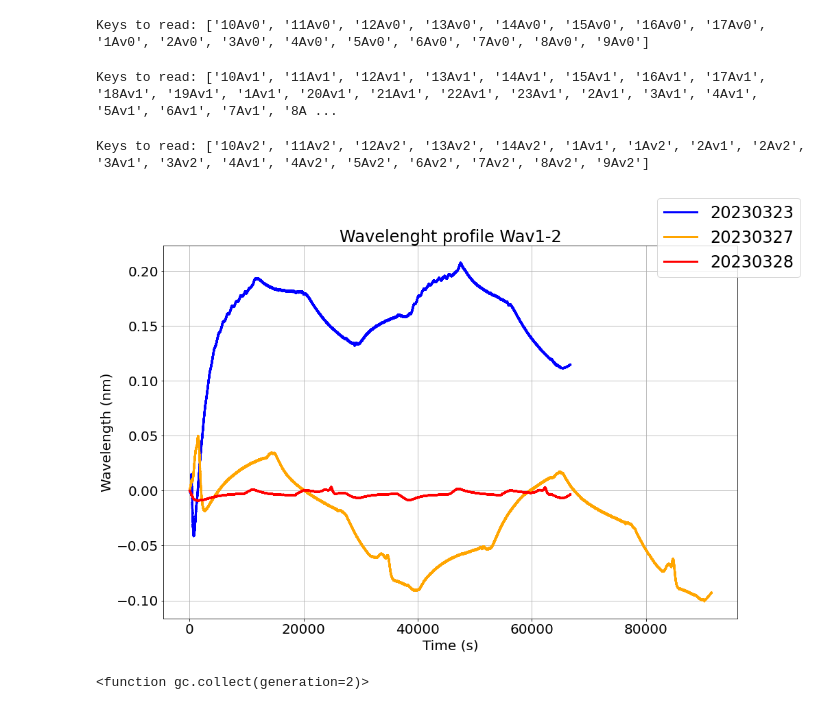
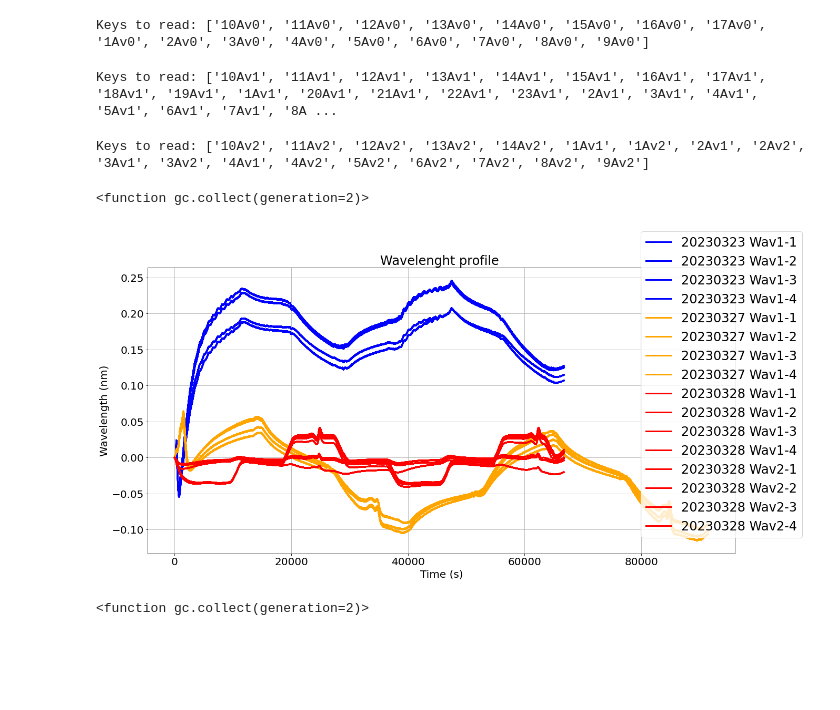
Before and after one commit to jcapo96/FBG_TMS, a Jupyter notebook: ana/march_runs/Coating comparison .ipynb, the cells around one changed output. Cells and saved outputs as stored; diff of their text form; code cells hidden in the pictures; blank space fills up the shorter version.

```diff
--- a/ana/march_runs/Coating comparison .ipynb
+++ b/ana/march_runs/Coating comparison .ipynb
@@ -16,24 +16,32 @@ import gc
 # %%
 #Tres runs, un wav1
 dates=["20230323", "20230327", "20230328"]
 colors = {"20230323":"blue", "20230327":"orange", "20230328":"red"}
 sens="Wav1-2"
-fig,axes = plt.subplots(figsize=(15,10))
+fig,axes = plt.subplots(nrows=1, ncols=1)
+fig.set_size_inches(20, 10)
 for date in dates:
     peaks = getters.get_raw_data(path_to_split=path+date+"/", filetype="peaks", pol="Av").sort_values(by="Timestamp").reset_index(drop=True)
-    axes.plot(peaks["Timestamp"]-peaks["Timestamp"][0], 1e9*(peaks[sens] - peaks[sens][0]), color=colors[date], label=date)
-    axes.set_title("Wavelenght profile "+sens)
+    for sens in peaks.columns:
+        if sens=="Timestamp":
+            continue
+        axes.plot(peaks["Timestamp"]-peaks["Timestamp"][0], 1e9*(peaks[sens] - peaks[sens][0]), color=colors[date], label=date+" "+sens)
+        #if date =="20230328":
+        #    axes.plot(peaks["Timestamp"]-peaks["Timestamp"][0], 1e9*(peaks[sens] - peaks[sens][0]), color=colors[date], label=date+" Wav2-1")
+    axes.set_title("Wavelenght profile ")
     axes.set_xlabel("Time (s)")
     axes.set_ylabel("Wavelength (nm)")
 fig.legend(loc="upper right")
 fig.show()
 del fig
 del axes
+gc.collect
 # %% [output]
 Keys to read: ['10Av0', '11Av0', '12Av0', '13Av0', '14Av0', '15Av0', '16Av0', '17Av0', '1Av0', '2Av0', '3Av0', '4Av0', '5Av0', '6Av0', '7Av0', '8Av0', '9Av0']
 Keys to read: ['10Av1', '11Av1', '12Av1', '13Av1', '14Av1', '15Av1', '16Av1', '17Av1', '18Av1', '19Av1', '1Av1', '20Av1', '21Av1', '22Av1', '23Av1', '2Av1', '3Av1', '4Av1', '5Av1', '6Av1', '7Av1', '8A ...
 Keys to read: ['10Av2', '11Av2', '12Av2', '13Av2', '14Av2', '1Av1', '1Av2', '2Av1', '2Av2', '3Av1', '3Av2', '4Av1', '4Av2', '5Av2', '6Av2', '7Av2', '8Av2', '9Av2']
+<function gc.collect(generation=2)>
-[figure, old version]
+[figure, new version]
 # %%
 gc.collect
 # %% [output]
```
Also changed, not shown: parts of 1 cell of this notebook, 1 other file.
